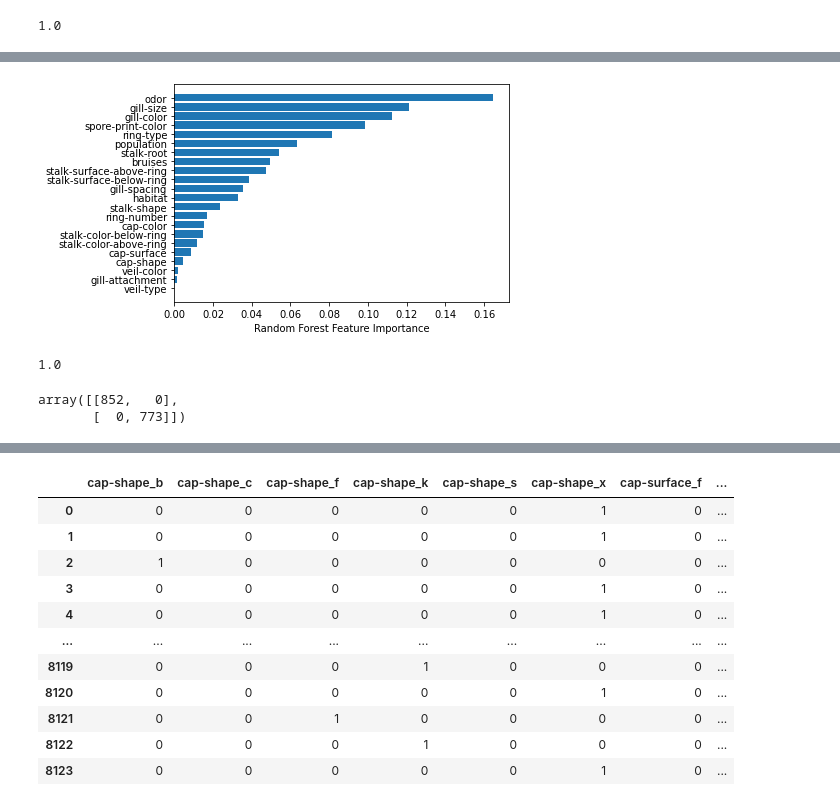
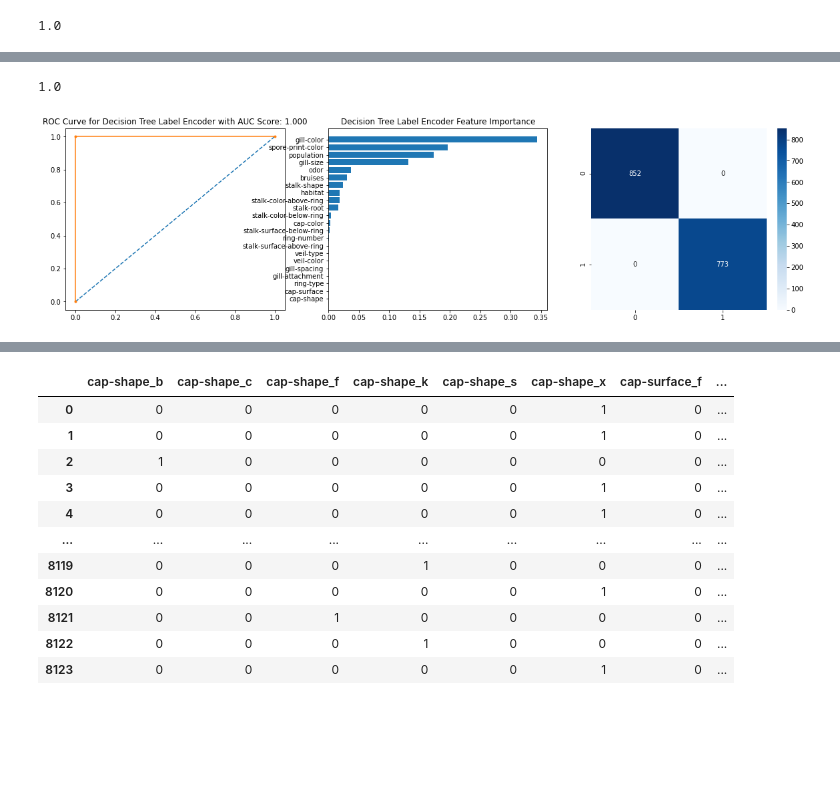
Before and after one commit to wodwine/kaggle-projects, a Jupyter notebook: mushroom-classification.ipynb, the cells around one changed output, grey strips where cells are left out. Saved outputs shown, nothing was run; the diff lists cells and outputs as text; code cells hidden in the pictures; blank space fills up the shorter version.

```diff
--- a/mushroom-classification.ipynb
+++ b/mushroom-classification.ipynb
@@ -549,10 +554,3 @@ plt.show()
-# %%
-sorted_idx = rf1.feature_importances_.argsort()
-plt.barh(X_label_encoder.columns[sorted_idx], rf1.feature_importances_[sorted_idx])
-plt.xlabel("Random Forest Feature Importance")
-plt.show()
-# %% [output]
-[figure, removed]
 # %%
 from sklearn.tree import DecisionTreeClassifier
 
@@ -563,9 +561,6 @@ dt1.score(X_test,y_test)
 # %% [output]
 1.0
 # %%
-from sklearn.metrics import confusion_matrix
-
-confusion_matrix(y_test,y_preds)
+evaluation_model(dt1,X_label_encoder,y_test,y_preds,"Decision Tree Label Encoder")
 # %% [output]
-array([[852,   0],
-       [  0, 773]])
+[figure, added]
```
Also changed, not shown: parts of 16 cells of this notebook.
